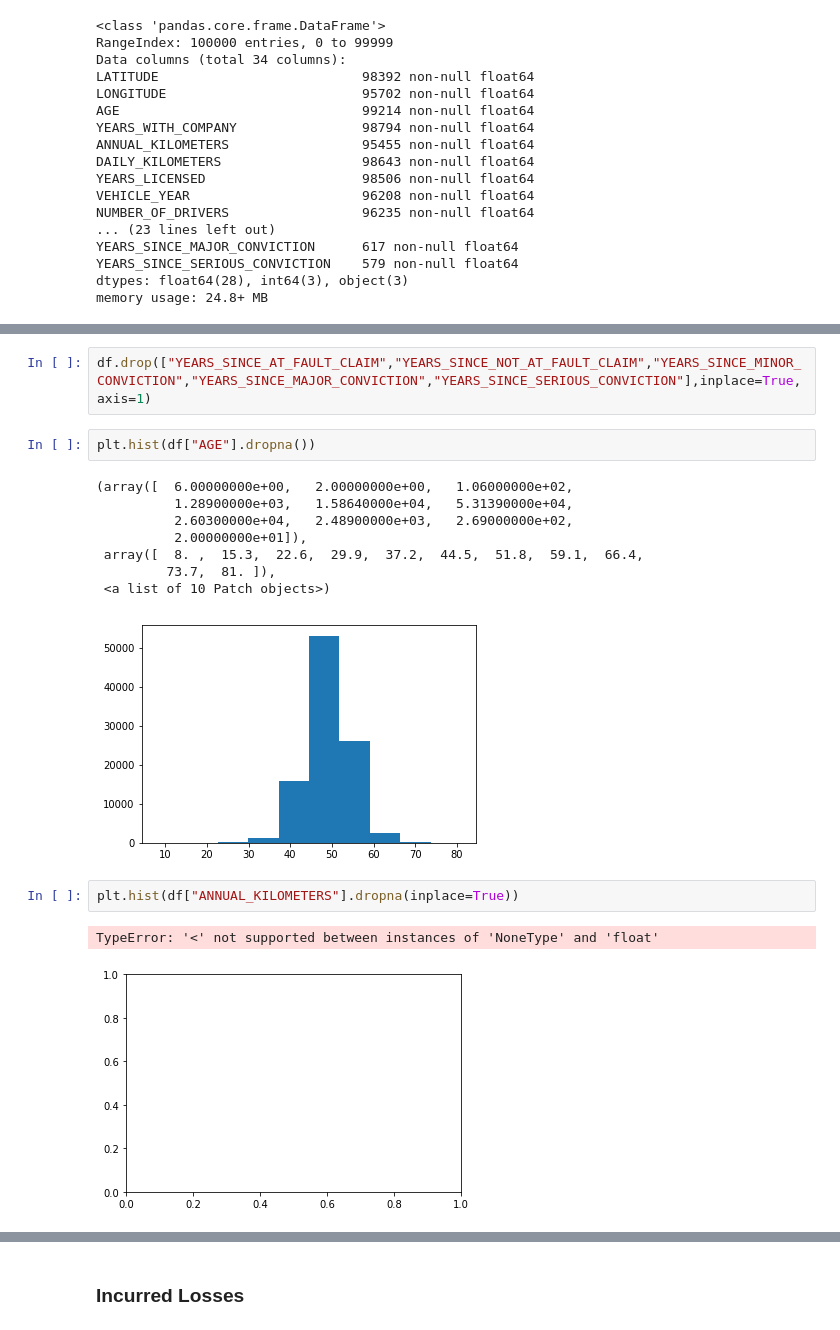
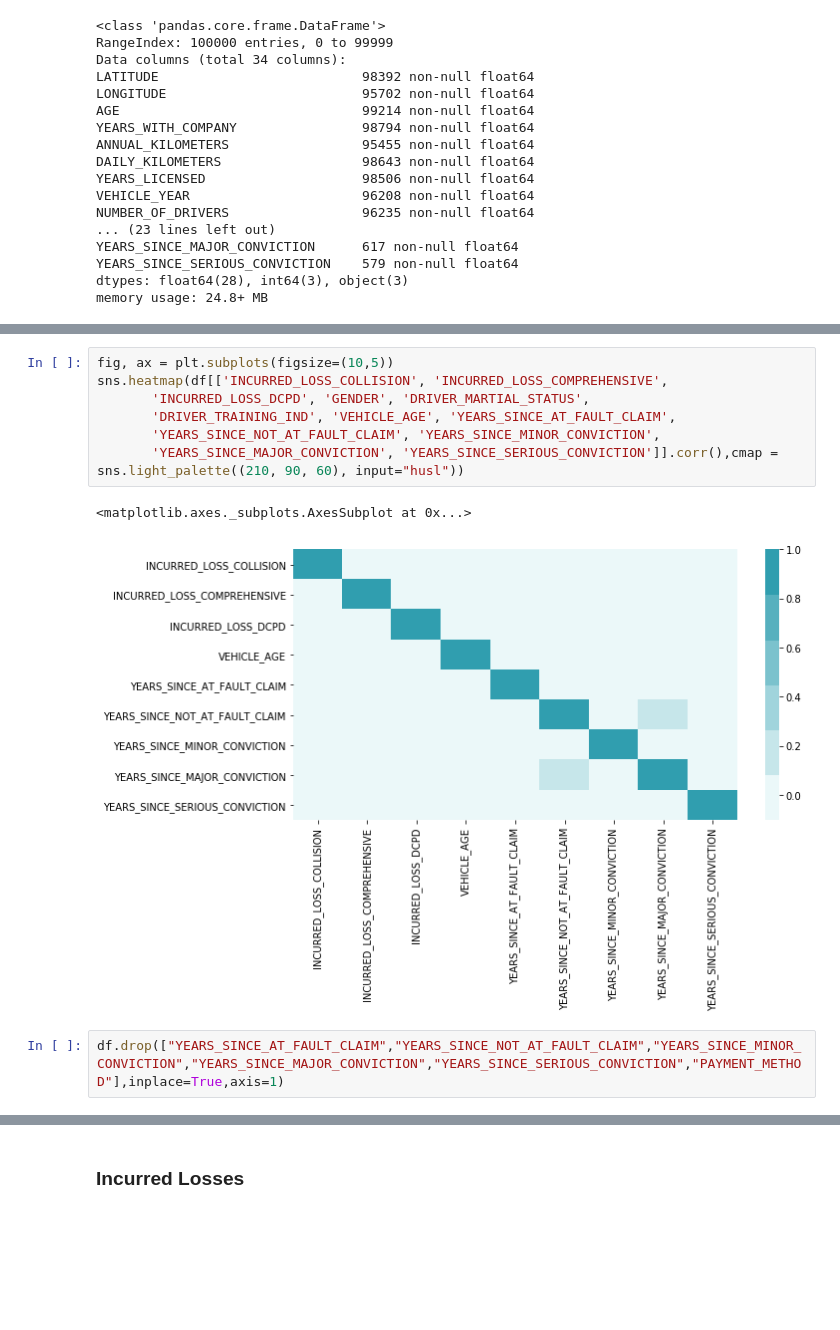
Before and after one commit to abkis/intact, a Jupyter notebook: small_set.ipynb, the cells around one changed output, grey strips where cells are left out. Saved outputs shown, nothing was run; the diff lists cells and outputs as text; blank space fills up the shorter version.

```diff
--- a/small_set.ipynb
+++ b/small_set.ipynb
@@ -39,18 +81,12 @@ memory usage: 24.8+ MB
+# %%
+fig, ax = plt.subplots(figsize=(10,5))
+sns.heatmap(df[['INCURRED_LOSS_COLLISION', 'INCURRED_LOSS_COMPREHENSIVE',
+       'INCURRED_LOSS_DCPD', 'GENDER', 'DRIVER_MARTIAL_STATUS',
+       'DRIVER_TRAINING_IND', 'VEHICLE_AGE', 'YEARS_SINCE_AT_FAULT_CLAIM',
+       'YEARS_SINCE_NOT_AT_FAULT_CLAIM', 'YEARS_SINCE_MINOR_CONVICTION',
+       'YEARS_SINCE_MAJOR_CONVICTION', 'YEARS_SINCE_SERIOUS_CONVICTION']].corr(),cmap = sns.light_palette((210, 90, 60), input="husl"))
+# %% [output]
+<matplotlib.axes._subplots.AxesSubplot at 0x...>
+[figure, added]
 # %%
-df.drop(["YEARS_SINCE_AT_FAULT_CLAIM","YEARS_SINCE_NOT_AT_FAULT_CLAIM","YEARS_SINCE_MINOR_CONVICTION","YEARS_SINCE_MAJOR_CONVICTION","YEARS_SINCE_SERIOUS_CONVICTION"],inplace=True,axis=1)
+df.drop(["YEARS_SINCE_AT_FAULT_CLAIM","YEARS_SINCE_NOT_AT_FAULT_CLAIM","YEARS_SINCE_MINOR_CONVICTION","YEARS_SINCE_MAJOR_CONVICTION","YEARS_SINCE_SERIOUS_CONVICTION","PAYMENT_METHOD"],inplace=True,axis=1)
-# %%
-plt.hist(df["AGE"].dropna())
-# %% [output]
-(array([  6.00000000e+00,   2.00000000e+00,   1.06000000e+02,
-          1.28900000e+03,   1.58640000e+04,   5.31390000e+04,
-          2.60300000e+04,   2.48900000e+03,   2.69000000e+02,
-          2.00000000e+01]),
- array([  8. ,  15.3,  22.6,  29.9,  37.2,  44.5,  51.8,  59.1,  66.4,
-         73.7,  81. ]),
- <a list of 10 Patch objects>)
-[figure, removed]
-# %%
-plt.hist(df["ANNUAL_KILOMETERS"].dropna(inplace=True))
-# %% [output]
-TypeError: '<' not supported between instances of 'NoneType' and 'float'
-[figure, removed]
```
Also changed, not shown: parts of 21 cells of this notebook.
